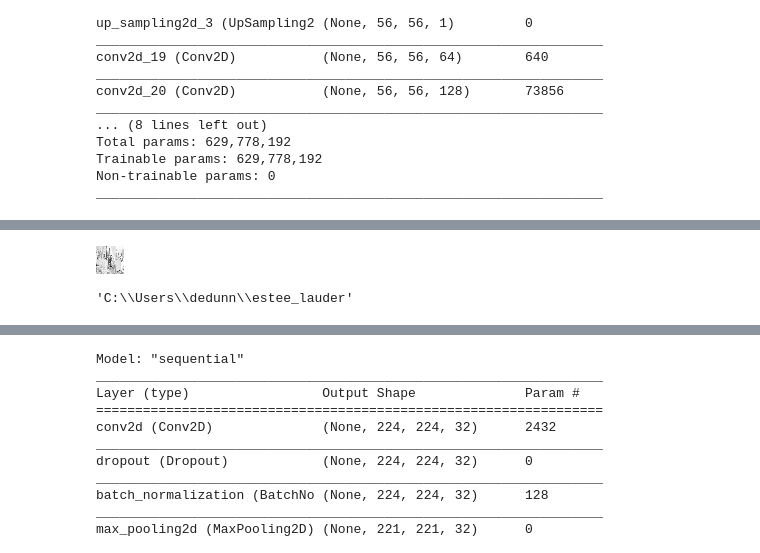
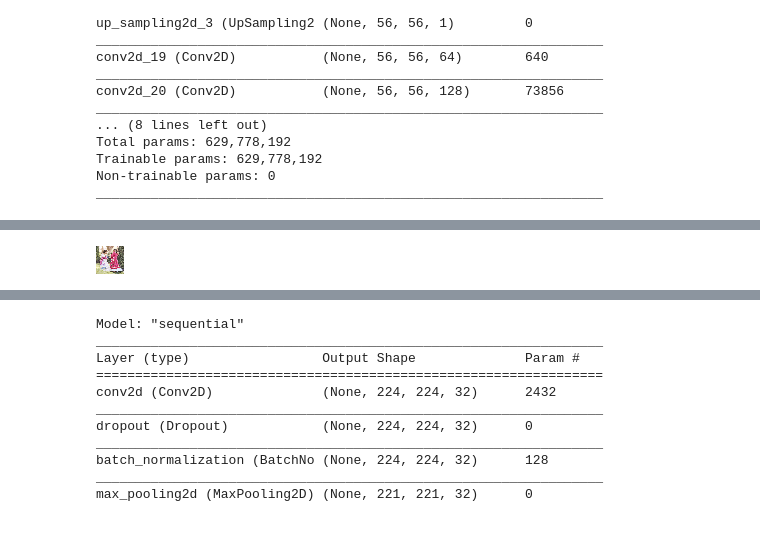
Before and after one commit to denisdunn/estee_lauder, a Jupyter notebook: Autoencoder_denis.ipynb, the cells around one changed output, grey strips where cells are left out. Saved outputs shown, nothing was run; the diff lists cells and outputs as text; code cells hidden in the pictures.

```diff
--- a/Autoencoder_denis.ipynb
+++ b/Autoencoder_denis.ipynb
@@ -114,8 +120,8 @@ training_data=[]
 for image in range(len(cat)):
     test=(r"C:\Users\dedunn\Desktop\full_aerin\{}\{}").format(cat[image],cat[image])
     #test=load_img(r"C:\Users\dedunn\Desktop\full_aerin\{}\{}").format(cat[image],cat[image])
-    img_array = cv2.imread(test,cv2.IMREAD_GRAYSCALE)
-    new_array = cv2.resize(img_array,(IMG_SIZE,IMG_SIZE)).astype('uint8')
+    img_array = cv2.imread(test)#cv2.IMREAD_GRAYSCALE)
+    new_array = cv2.resize(img_array,(IMG_SIZE,IMG_SIZE)).astype('float32')
     test_image = new_array[...,::-1]
     #test=load_img(test)
     #dims=expand_dims(test,0)
@@ -130,4 +140,4 @@ array_to_img(training_data[3].reshape(28,28,1))
 # %%
 X=np.array(training_data)
 # %%
-X=X.reshape(-1,IMG_SIZE,IMG_SIZE,1)
+X=X.reshape(-1,IMG_SIZE,IMG_SIZE,3)
@@ -136,3 +144,5 @@ X[0].shape[1:]
+# %%
+X=X/255
 # %%
 DATADIR=r"C:\Users\dedunn\Desktop\full_aerin"
 CATEGORIES=cat
@@ -288,7 +303,7 @@ _________________________________________________________________
 #kernel_initializer='he_uniform' for relu
 inp = Input((56, 56,1))
 e = Conv2D(32, (3, 3), strides=1,activation='relu',padding='same')(inp)
-e = Conv2D(64, (3, 3), strides=2,activation='relu',padding='same')(e)
+#e = Conv2D(64, (3, 3), strides=2,activation='relu',padding='same')(e)
 e = MaxPool2D((2, 2))(e)
 #e = Conv2D(64, (3, 3),strides=2,padding='same', activation='relu')(e)
 e = BatchNormalization()(e)
@@ -296,9 +311,13 @@ e = BatchNormalization()(e)
 #e = Conv2D(64, (3, 3),strides=2, activation='relu',padding='same')(e)
 e = AveragePooling2D((2,2))(e)
 l = Flatten()(e)
+l = Dense(128, activation='relu')(l)
+l = Dense(64, activation='relu')(l)
 l = Dense(16, activation='relu')(l)
 #DECODER
-d =Dense(3136, activation='relu')(l)
+d =Dense(784, activation='relu')(l)
+d =Dense(1568, activation='relu')(l)
+d =Dense(3136, activation='relu')(d)
 d = Reshape((7,7,64))(d)
 #d = ZeroPadding2D(padding=((0,0),(0,1)))(d)
 #d = UpSampling2D()(d)
@@ -362,8 +364,4 @@ KeyboardInterrupt:
 # %%
-array_to_img(X[3])
+array_to_img(X[0])
 # %% [output]
-[figure, old version]
+[figure, new version]
-# %%
-pwd
-# %% [output]
-'C:\\Users\\dedunn\\estee_lauder'
```
Also changed, not shown: parts of 26 cells of this notebook.
